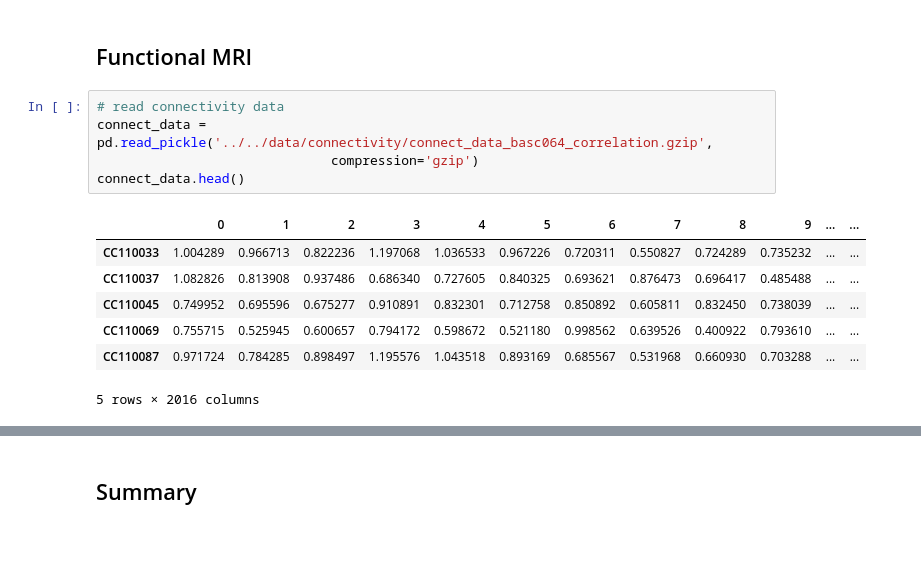
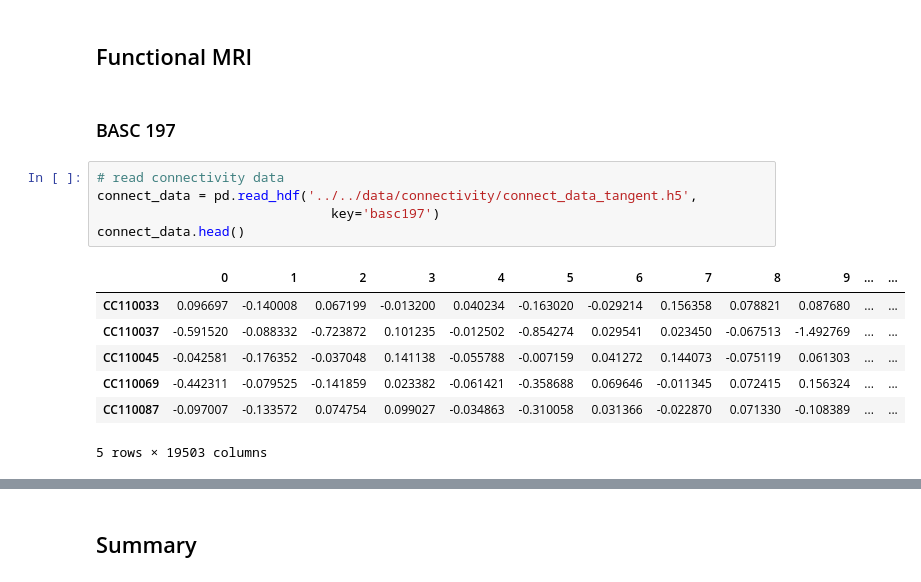
Before and after one commit to OlehKSS/camcan_analysis, a Jupyter notebook: notebook/mri/age_prediction.ipynb, the cells around one changed output, grey strips where cells are left out. Drawn from its saved outputs; the diff is of its cells as text; blank space fills up the shorter version.

```diff
--- a/notebook/mri/age_prediction.ipynb
+++ b/notebook/mri/age_prediction.ipynb
@@ -243,18 +278,20 @@ MAE STD: 0.68
 # %% [markdown]
 ## Functional MRI
+# %% [markdown]
+### BASC 197
 # %%
 # read connectivity data
-connect_data = pd.read_pickle('../../data/connectivity/connect_data_basc064_correlation.gzip',
-                              compression='gzip')
+connect_data = pd.read_hdf('../../data/connectivity/connect_data_tangent.h5',
+                              key='basc197')
 connect_data.head()
 # %% [output]
 |  | 0 | 1 | 2 | 3 | 4 | 5 | 6 | 7 | 8 | 9 | ... | ... |
-| CC110033 | 1.004289 | 0.966713 | 0.822236 | 1.197068 | 1.036533 | 0.967226 | 0.720311 | 0.550827 | 0.724289 | 0.735232 | ... | ... |
-| CC110037 | 1.082826 | 0.813908 | 0.937486 | 0.686340 | 0.727605 | 0.840325 | 0.693621 | 0.876473 | 0.696417 | 0.485488 | ... | ... |
-| CC110045 | 0.749952 | 0.695596 | 0.675277 | 0.910891 | 0.832301 | 0.712758 | 0.850892 | 0.605811 | 0.832450 | 0.738039 | ... | ... |
-| CC110069 | 0.755715 | 0.525945 | 0.600657 | 0.794172 | 0.598672 | 0.521180 | 0.998562 | 0.639526 | 0.400922 | 0.793610 | ... | ... |
-| CC110087 | 0.971724 | 0.784285 | 0.898497 | 1.195576 | 1.043518 | 0.893169 | 0.685567 | 0.531968 | 0.660930 | 0.703288 | ... | ... |
+| CC110033 | 0.096697 | -0.140008 | 0.067199 | -0.013200 | 0.040234 | -0.163020 | -0.029214 | 0.156358 | 0.078821 | 0.087680 | ... | ... |
+| CC110037 | -0.591520 | -0.088332 | -0.723872 | 0.101235 | -0.012502 | -0.854274 | 0.029541 | 0.023450 | -0.067513 | -1.492769 | ... | ... |
+| CC110045 | -0.042581 | -0.176352 | -0.037048 | 0.141138 | -0.055788 | -0.007159 | 0.041272 | 0.144073 | -0.075119 | 0.061303 | ... | ... |
+| CC110069 | -0.442311 | -0.079525 | -0.141859 | 0.023382 | -0.061421 | -0.358688 | 0.069646 | -0.011345 | 0.072415 | 0.156324 | ... | ... |
+| CC110087 | -0.097007 | -0.133572 | 0.074754 | 0.099027 | -0.034863 | -0.310058 | 0.031366 | -0.022870 | 0.071330 | -0.108389 | ... | ... |
-5 rows × 2016 columns
+5 rows × 19503 columns
 # %%
 y, y_pred, arr_mae, arr_r2, train_sizes, train_scores, test_scores, _ = run_ridge(connect_data, subjects_data)
 
```
Also changed, not shown: parts of 13 cells of this notebook, 2 other files.
